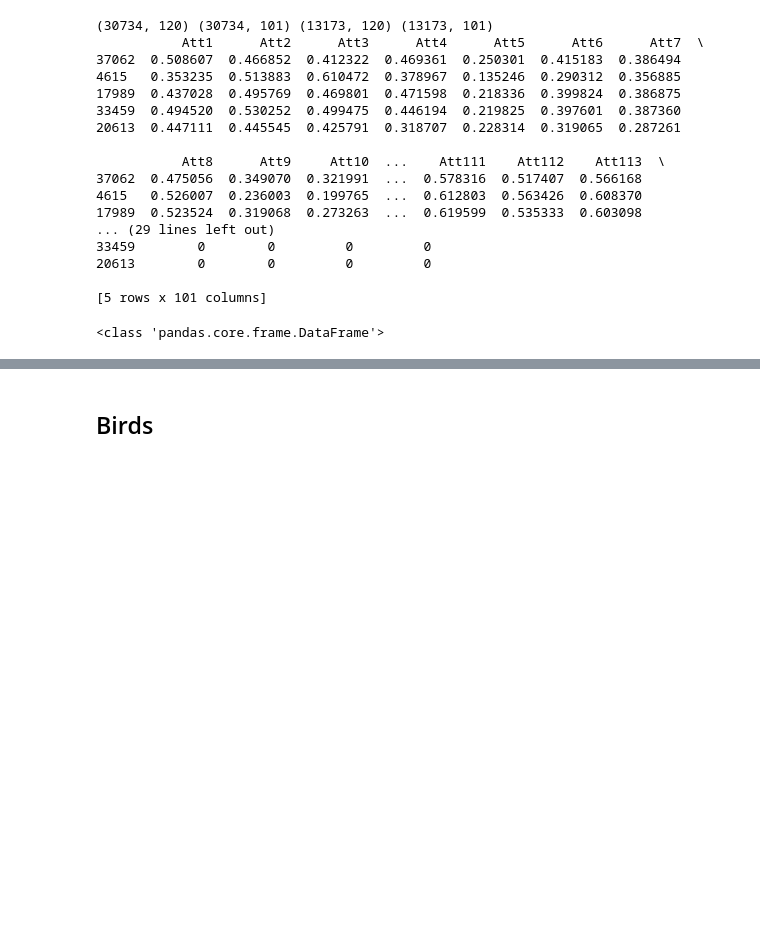
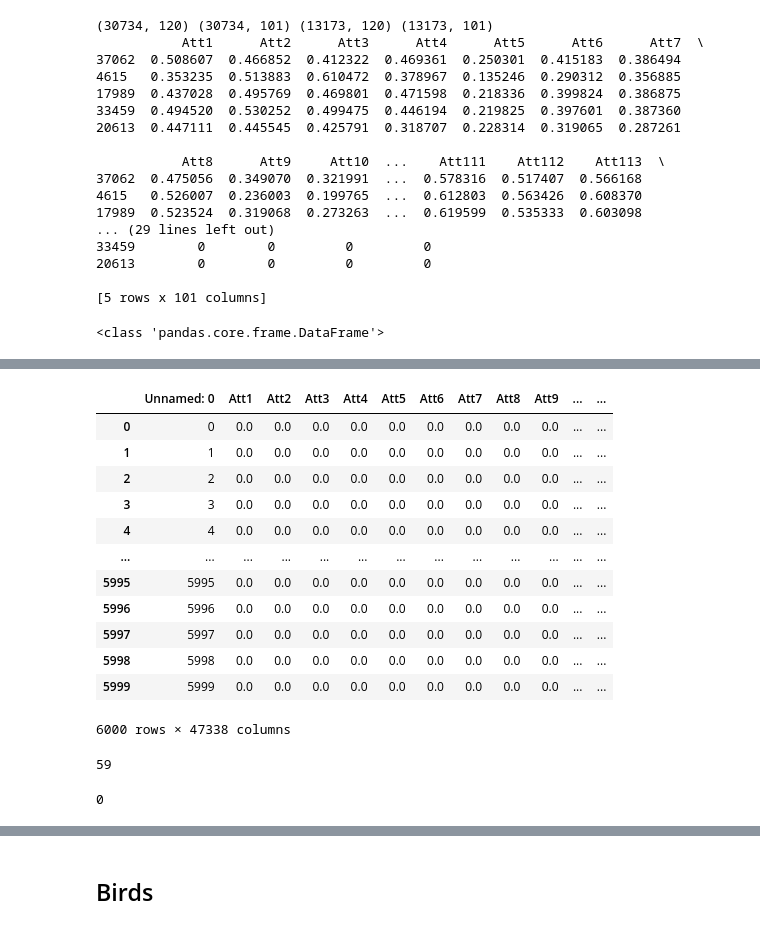
Before and after one commit to Daksh-404/EvolutionaryAlgo-MLC-Trials, a Jupyter notebook: utils/visualizer.ipynb, the cells around one changed output, grey strips where cells are left out. Saved outputs shown, nothing was run; the diff lists cells and outputs as text; code cells hidden in the pictures; blank space fills up the shorter version.

```diff
--- a/utils/visualizer.ipynb
+++ b/utils/visualizer.ipynb
@@ -89,0 +166,3 @@ print(type(X_Train))
+# %%
+df = pd.read_csv(r'../Datasets/rc1.csv')
+df.head()
@@ -89,0 +188,44 @@ print(type(X_Train))
+# %%
+df
+# %% [output]
+|  | Unnamed: 0 | Att1 | Att2 | Att3 | Att4 | Att5 | Att6 | Att7 | Att8 | Att9 | ... | ... |
+| 0 | 0 | 0.0 | 0.0 | 0.0 | 0.0 | 0.0 | 0.0 | 0.0 | 0.0 | 0.0 | ... | ... |
+| 1 | 1 | 0.0 | 0.0 | 0.0 | 0.0 | 0.0 | 0.0 | 0.0 | 0.0 | 0.0 | ... | ... |
+| 2 | 2 | 0.0 | 0.0 | 0.0 | 0.0 | 0.0 | 0.0 | 0.0 | 0.0 | 0.0 | ... | ... |
+| 3 | 3 | 0.0 | 0.0 | 0.0 | 0.0 | 0.0 | 0.0 | 0.0 | 0.0 | 0.0 | ... | ... |
+| 4 | 4 | 0.0 | 0.0 | 0.0 | 0.0 | 0.0 | 0.0 | 0.0 | 0.0 | 0.0 | ... | ... |
+| ... | ... | ... | ... | ... | ... | ... | ... | ... | ... | ... | ... | ... |
+| 5995 | 5995 | 0.0 | 0.0 | 0.0 | 0.0 | 0.0 | 0.0 | 0.0 | 0.0 | 0.0 | ... | ... |
+| 5996 | 5996 | 0.0 | 0.0 | 0.0 | 0.0 | 0.0 | 0.0 | 0.0 | 0.0 | 0.0 | ... | ... |
+| 5997 | 5997 | 0.0 | 0.0 | 0.0 | 0.0 | 0.0 | 0.0 | 0.0 | 0.0 | 0.0 | ... | ... |
+| 5998 | 5998 | 0.0 | 0.0 | 0.0 | 0.0 | 0.0 | 0.0 | 0.0 | 0.0 | 0.0 | ... | ... |
+| 5999 | 5999 | 0.0 | 0.0 | 0.0 | 0.0 | 0.0 | 0.0 | 0.0 | 0.0 | 0.0 | ... | ... |
+6000 rows × 47338 columns
+# %%
+freq = 0.02
+#dropping useless classes
+cols_dropped = []
+for col in df_.columns:
+    min_val = 1000000009
+    sum = 0
+    for item in df_.groupby(col).size():
+        min_val = min(min_val, item)
+        sum = sum + item
+    if min_val / sum < freq:
+        cols_dropped.append(col)
+print(len(cols_dropped))
+# %% [output]
+59
+# %%
+# dropping useless features
+features_dropped = []
+df_f = df_.iloc[:, :47237]
+for col in df_f.columns:
+    cnt = 0
+    for item in df_f.groupby(col).size():
+            cnt = cnt + 1
+    if cnt < 2:
+        features_dropped.append(col)
+print(len(features_dropped))
+# %% [output]
+0
```
Also changed, not shown: parts of 39 cells of this notebook, 13 other files.
